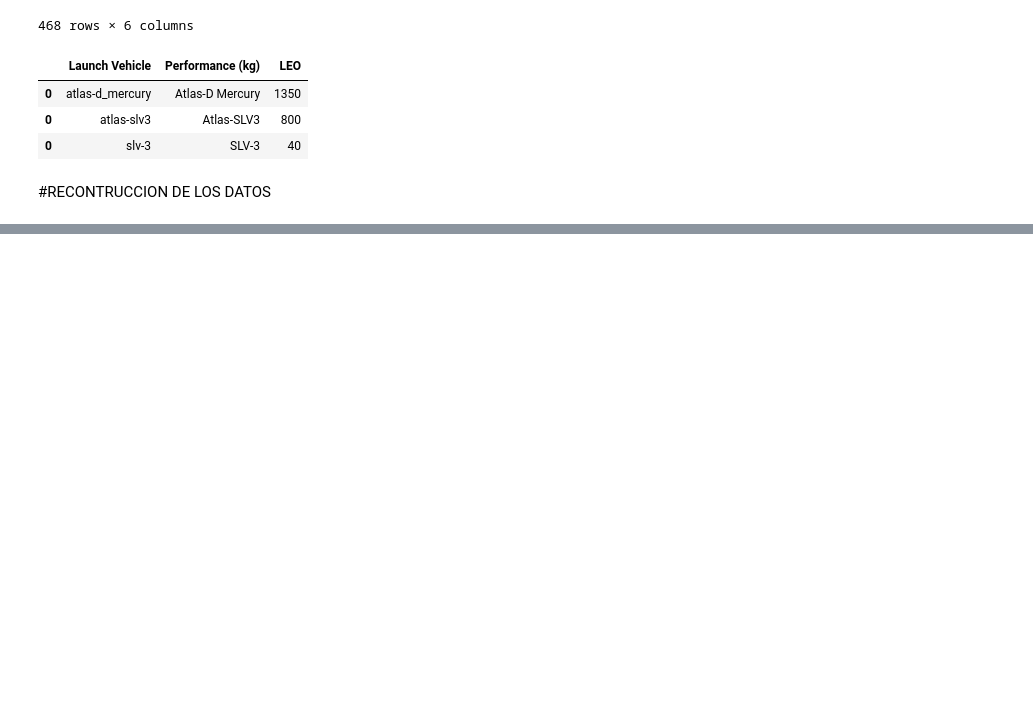
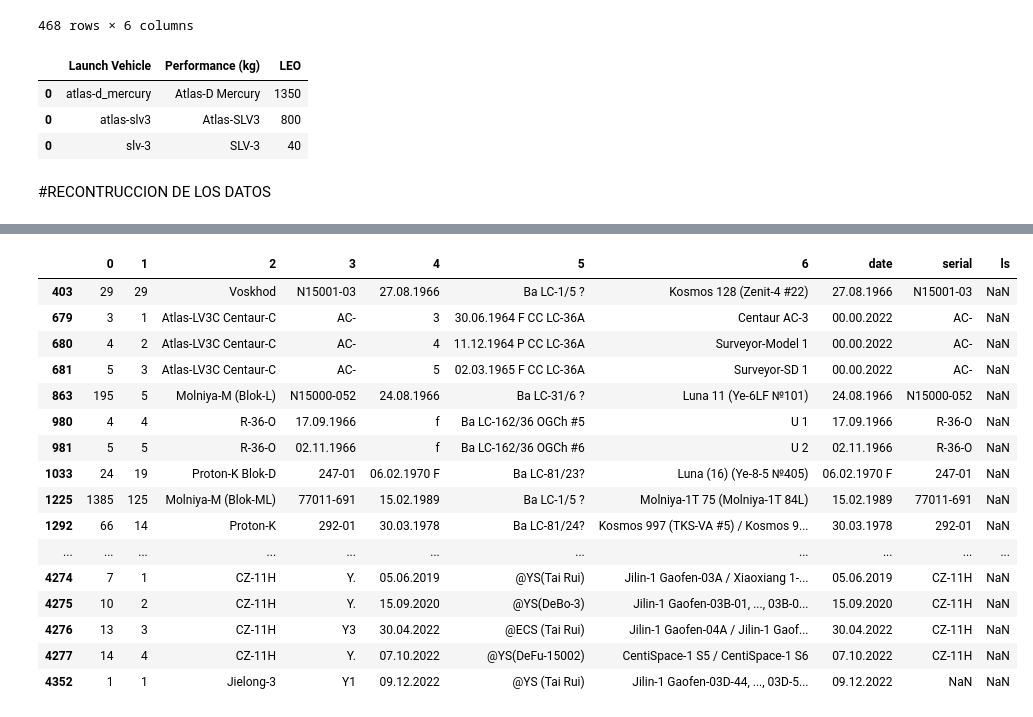
Before and after one commit to joeSL-ms/Desarrollo, a Jupyter notebook: Trabajo.ipynb, the cells around one changed output, grey strips where cells are left out. Drawn from its saved outputs; the diff is of its cells as text; code cells hidden in the pictures; blank space fills up the shorter version.

```diff
--- a/Trabajo.ipynb
+++ b/Trabajo.ipynb
@@ -423,0 +554,20 @@ df_8
+# %%
+df_6[df_6['ls'].isna()]
+# %% [output]
+|  | 0 | 1 | 2 | 3 | 4 | 5 | 6 | date | serial | ls |
+| 403 | 29 | 29 | Voskhod | N15001-03 | 27.08.1966 | Ba LC-1/5 ? | Kosmos 128 (Zenit-4 #22) | 27.08.1966 | N15001-03 | NaN |
+| 679 | 3 | 1 | Atlas-LV3C Centaur-C | AC- | 3 | 30.06.1964 F CC LC-36A | Centaur AC-3 | 00.00.2022 | AC- | NaN |
+| 680 | 4 | 2 | Atlas-LV3C Centaur-C | AC- | 4 | 11.12.1964 P CC LC-36A | Surveyor-Model 1 | 00.00.2022 | AC- | NaN |
+| 681 | 5 | 3 | Atlas-LV3C Centaur-C | AC- | 5 | 02.03.1965 F CC LC-36A | Surveyor-SD 1 | 00.00.2022 | AC- | NaN |
+| 863 | 195 | 5 | Molniya-M (Blok-L) | N15000-052 | 24.08.1966 | Ba LC-31/6 ? | Luna 11 (Ye-6LF №101) | 24.08.1966 | N15000-052 | NaN |
+| 980 | 4 | 4 | R-36-O | 17.09.1966 | f | Ba LC-162/36 OGCh #5 | U 1 | 17.09.1966 | R-36-O | NaN |
+| 981 | 5 | 5 | R-36-O | 02.11.1966 | f | Ba LC-162/36 OGCh #6 | U 2 | 02.11.1966 | R-36-O | NaN |
+| 1033 | 24 | 19 | Proton-K Blok-D | 247-01 | 06.02.1970 F | Ba LC-81/23? | Luna (16) (Ye-8-5 №405) | 06.02.1970 F | 247-01 | NaN |
+| 1225 | 1385 | 125 | Molniya-M (Blok-ML) | 77011-691 | 15.02.1989 | Ba LC-1/5 ? | Molniya-1T 75 (Molniya-1T 84L) | 15.02.1989 | 77011-691 | NaN |
+| 1292 | 66 | 14 | Proton-K | 292-01 | 30.03.1978 | Ba LC-81/24? | Kosmos 997 (TKS-VA #5) / Kosmos 9... | 30.03.1978 | 292-01 | NaN |
+| ... | ... | ... | ... | ... | ... | ... | ... | ... | ... | ... |
+| 4274 | 7 | 1 | CZ-11H | Y. | 05.06.2019 | @YS(Tai Rui) | Jilin-1 Gaofen-03A / Xiaoxiang 1-... | 05.06.2019 | CZ-11H | NaN |
+| 4275 | 10 | 2 | CZ-11H | Y. | 15.09.2020 | @YS(DeBo-3) | Jilin-1 Gaofen-03B-01, ..., 03B-0... | 15.09.2020 | CZ-11H | NaN |
+| 4276 | 13 | 3 | CZ-11H | Y3 | 30.04.2022 | @ECS (Tai Rui) | Jilin-1 Gaofen-04A / Jilin-1 Gaof... | 30.04.2022 | CZ-11H | NaN |
+| 4277 | 14 | 4 | CZ-11H | Y. | 07.10.2022 | @YS(DeFu-15002) | CentiSpace-1 S5 / CentiSpace-1 S6 | 07.10.2022 | CZ-11H | NaN |
+| 4352 | 1 | 1 | Jielong-3 | Y1 | 09.12.2022 | @YS (Tai Rui) | Jilin-1 Gaofen-03D-44, ..., 03D-5... | 09.12.2022 | NaN | NaN |
```
Also changed, not shown: parts of 28 cells of this notebook.
